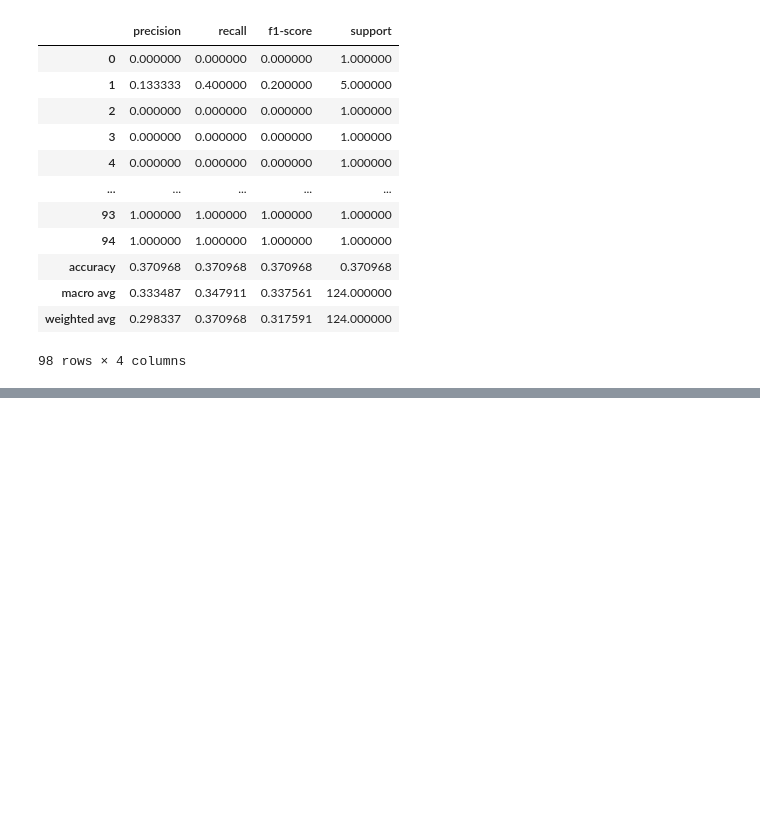
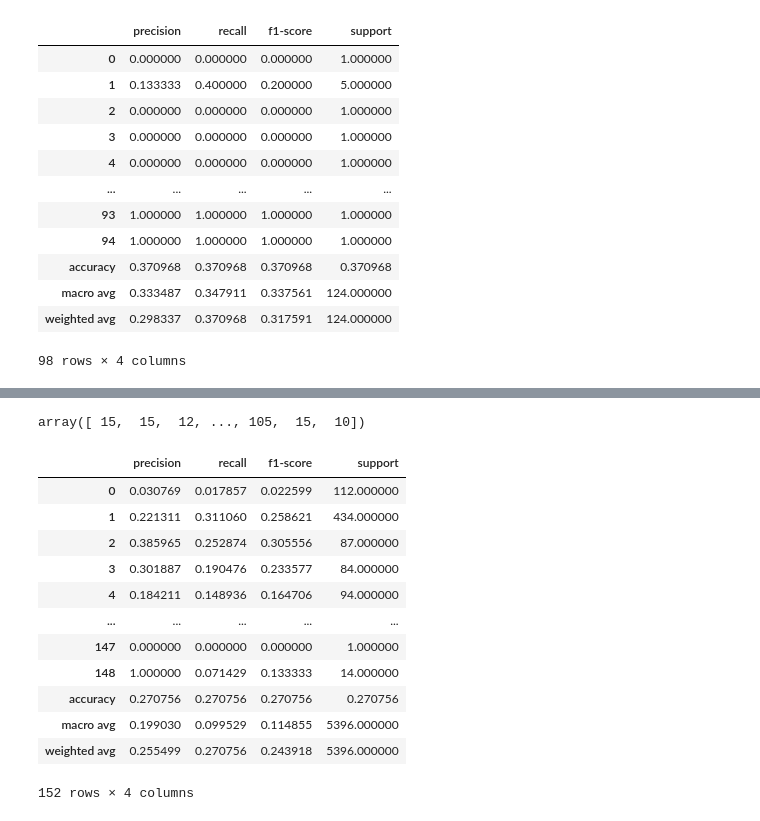
Before and after one commit to Sette/hmc, a Jupyter notebook: Notebooks/3 - Train.ipynb, the cells around one changed output, grey strips where cells are left out. Drawn from its saved outputs; the diff is of its cells as text; code cells hidden in the pictures; blank space fills up the shorter version.

```diff
--- a/Notebooks/3 - Train.ipynb
+++ b/Notebooks/3 - Train.ipynb
@@ -311,0 +362,4 @@ report_metrics = pd.DataFrame(classification_report(df_test.Label.values.tolist(
+# %%
+xgb_model = xgb.XGBClassifier(random_state=42,eval_metric="auc",n_jobs=20)
+# %%
+xgb_model.load_model(os.path.join(train_path,"model.json"))
@@ -311,0 +386,4 @@ report_metrics = pd.DataFrame(classification_report(df_test.Label.values.tolist(
+# %%
+y_pred = xgb_model.predict(df_test.Feature.values.tolist())
+
+accuracy_score(df_test.Label.values.tolist(), y_pred)
@@ -311,0 +432,22 @@ report_metrics = pd.DataFrame(classification_report(df_test.Label.values.tolist(
+# %%
+y_pred
+# %% [output]
+array([ 15,  15,  12, ..., 105,  15,  10])
+# %%
+report_metrics = pd.DataFrame(classification_report(df_test.Label.values.tolist(), y_pred,output_dict=True)).transpose()
+# %%
+report_metrics
+# %% [output]
+|  | precision | recall | f1-score | support |
+| 0 | 0.030769 | 0.017857 | 0.022599 | 112.000000 |
+| 1 | 0.221311 | 0.311060 | 0.258621 | 434.000000 |
+| 2 | 0.385965 | 0.252874 | 0.305556 | 87.000000 |
+| 3 | 0.301887 | 0.190476 | 0.233577 | 84.000000 |
+| 4 | 0.184211 | 0.148936 | 0.164706 | 94.000000 |
+| ... | ... | ... | ... | ... |
+| 147 | 0.000000 | 0.000000 | 0.000000 | 1.000000 |
+| 148 | 1.000000 | 0.071429 | 0.133333 | 14.000000 |
+| accuracy | 0.270756 | 0.270756 | 0.270756 | 0.270756 |
+| macro avg | 0.199030 | 0.099529 | 0.114855 | 5396.000000 |
+| weighted avg | 0.255499 | 0.270756 | 0.243918 | 5396.000000 |
+152 rows × 4 columns
```
Also changed, not shown: parts of 15 cells of this notebook, 1 other file.
